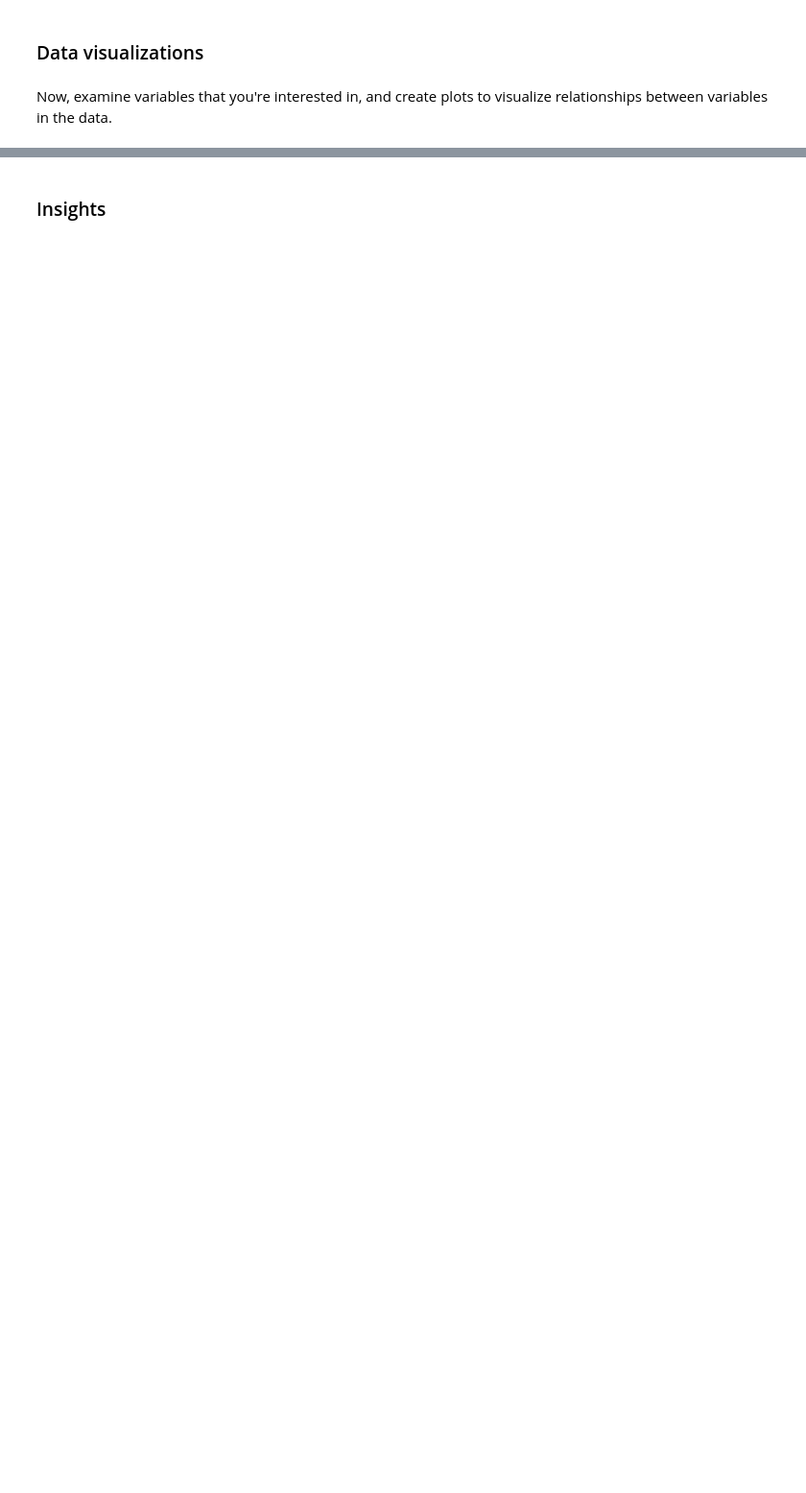
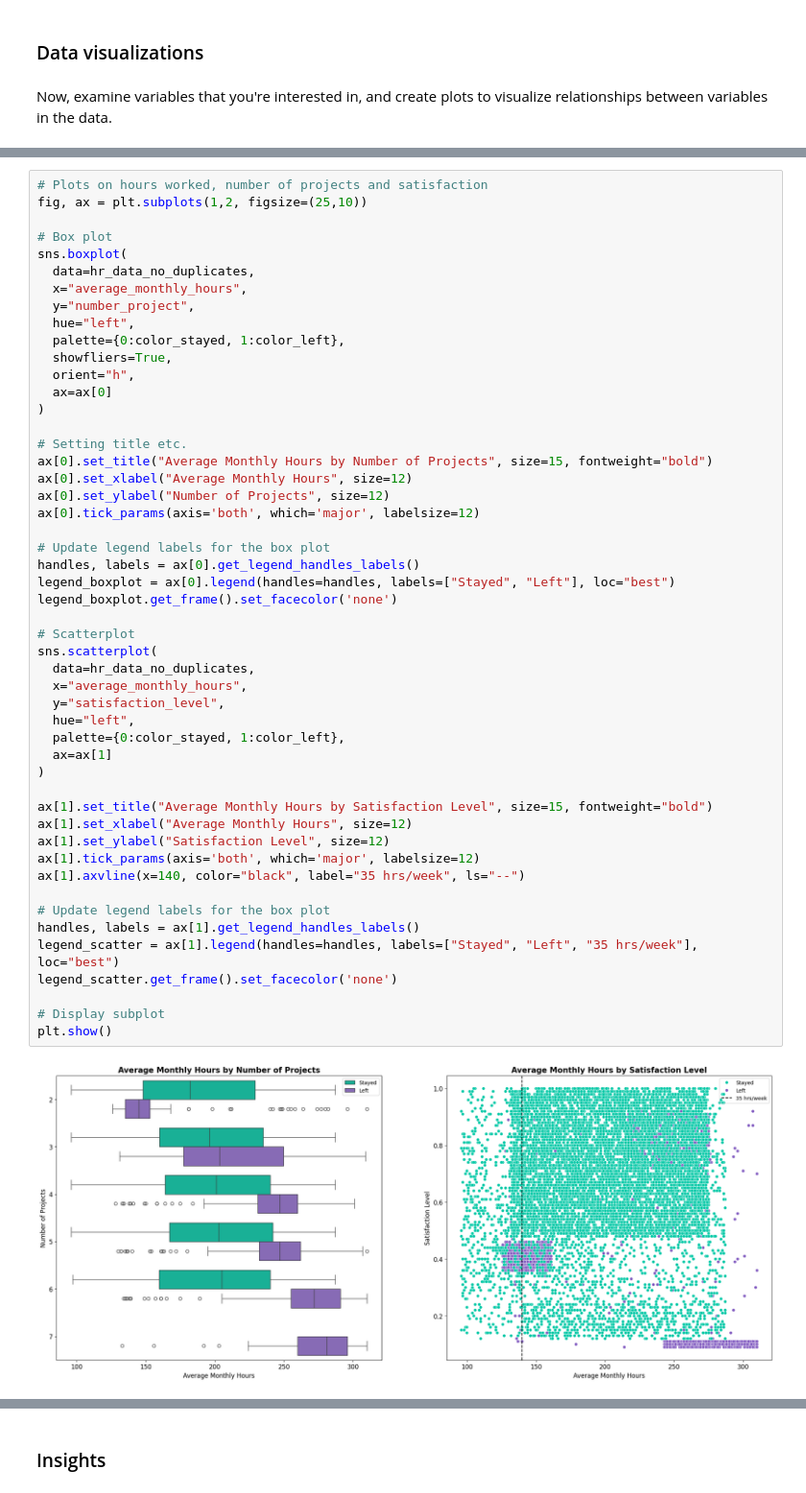
Before and after one commit to frederiklange/capstone_project_google_advanced_data_analytics, a Jupyter notebook: notebooks/capstone_project_notebook.ipynb, the cells around one changed output, grey strips where cells are left out. Shown at 96% size. Saved outputs shown, nothing was run; the diff lists cells and outputs as text; blank space fills up the shorter version.

```diff
--- a/notebooks/capstone_project_notebook.ipynb
+++ b/notebooks/capstone_project_notebook.ipynb
@@ -358,0 +362,52 @@ Now, examine variables that you're interested in, and create plots to visualize
+# %%
+# Plots on hours worked, number of projects and satisfaction
+fig, ax = plt.subplots(1,2, figsize=(25,10))
+
+# Box plot
+sns.boxplot(
+  data=hr_data_no_duplicates,
+  x="average_monthly_hours",
+  y="number_project",
+  hue="left",
+  palette={0:color_stayed, 1:color_left},
+  showfliers=True,
+  orient="h",
+  ax=ax[0]
+)
+
+# Setting title etc.
+ax[0].set_title("Average Monthly Hours by Number of Projects", size=15, fontweight="bold")
+ax[0].set_xlabel("Average Monthly Hours", size=12)
+ax[0].set_ylabel("Number of Projects", size=12)
+ax[0].tick_params(axis='both', which='major', labelsize=12)
+
+# Update legend labels for the box plot
+handles, labels = ax[0].get_legend_handles_labels()
+legend_boxplot = ax[0].legend(handles=handles, labels=["Stayed", "Left"], loc="best")
+legend_boxplot.get_frame().set_facecolor('none')
+
+# Scatterplot
+sns.scatterplot(
+  data=hr_data_no_duplicates,
+  x="average_monthly_hours",
+  y="satisfaction_level",
+  hue="left",
+  palette={0:color_stayed, 1:color_left},
+  ax=ax[1]
+)
+
+ax[1].set_title("Average Monthly Hours by Satisfaction Level", size=15, fontweight="bold")
+ax[1].set_xlabel("Average Monthly Hours", size=12)
+ax[1].set_ylabel("Satisfaction Level", size=12)
+ax[1].tick_params(axis='both', which='major', labelsize=12)
+ax[1].axvline(x=140, color="black", label="35 hrs/week", ls="--")
+
+# Update legend labels for the box plot
+handles, labels = ax[1].get_legend_handles_labels()
+legend_scatter = ax[1].legend(handles=handles, labels=["Stayed", "Left", "35 hrs/week"], loc="best")
+legend_scatter.get_frame().set_facecolor('none')
+
+# Display subplot
+plt.show()
+# %% [output]
+[figure, added]
```
Also changed, not shown: parts of 37 cells of this notebook.
